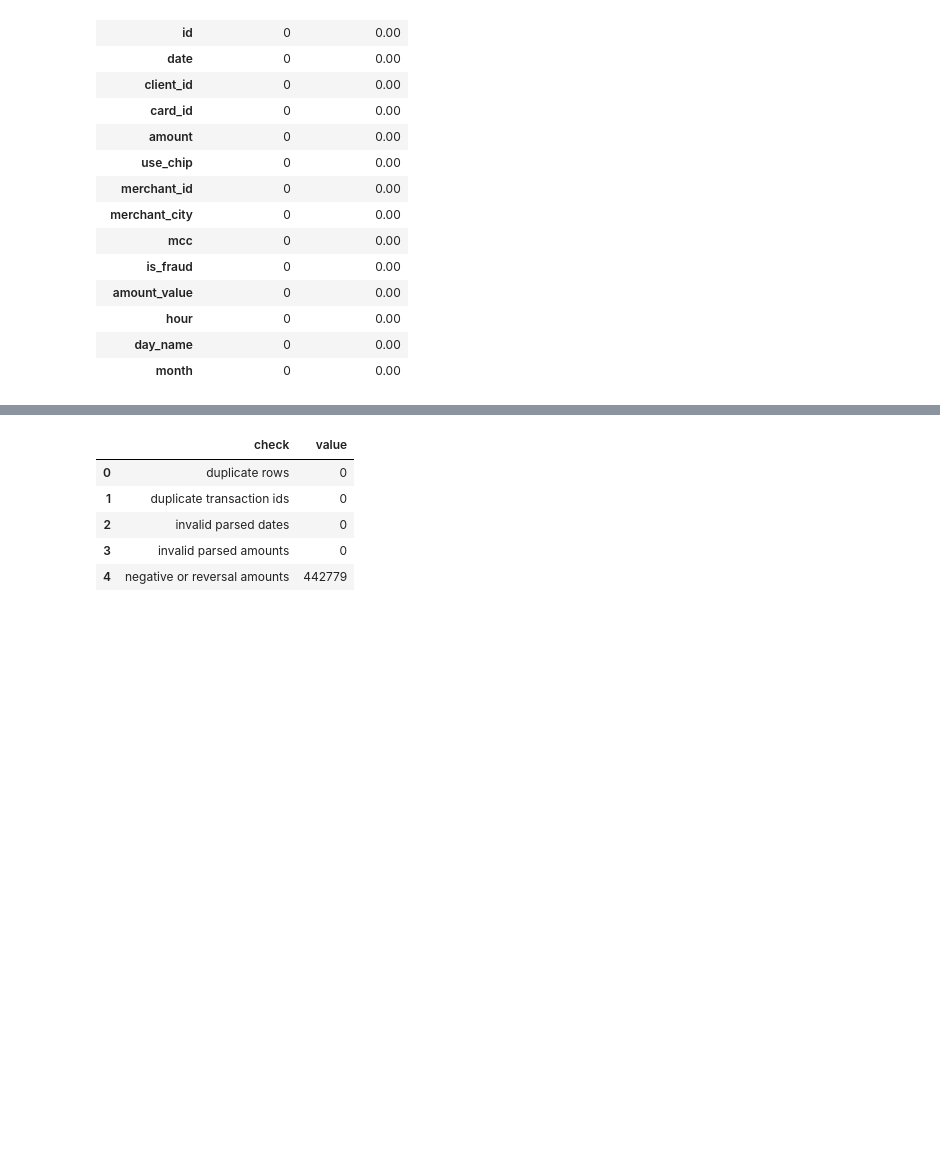
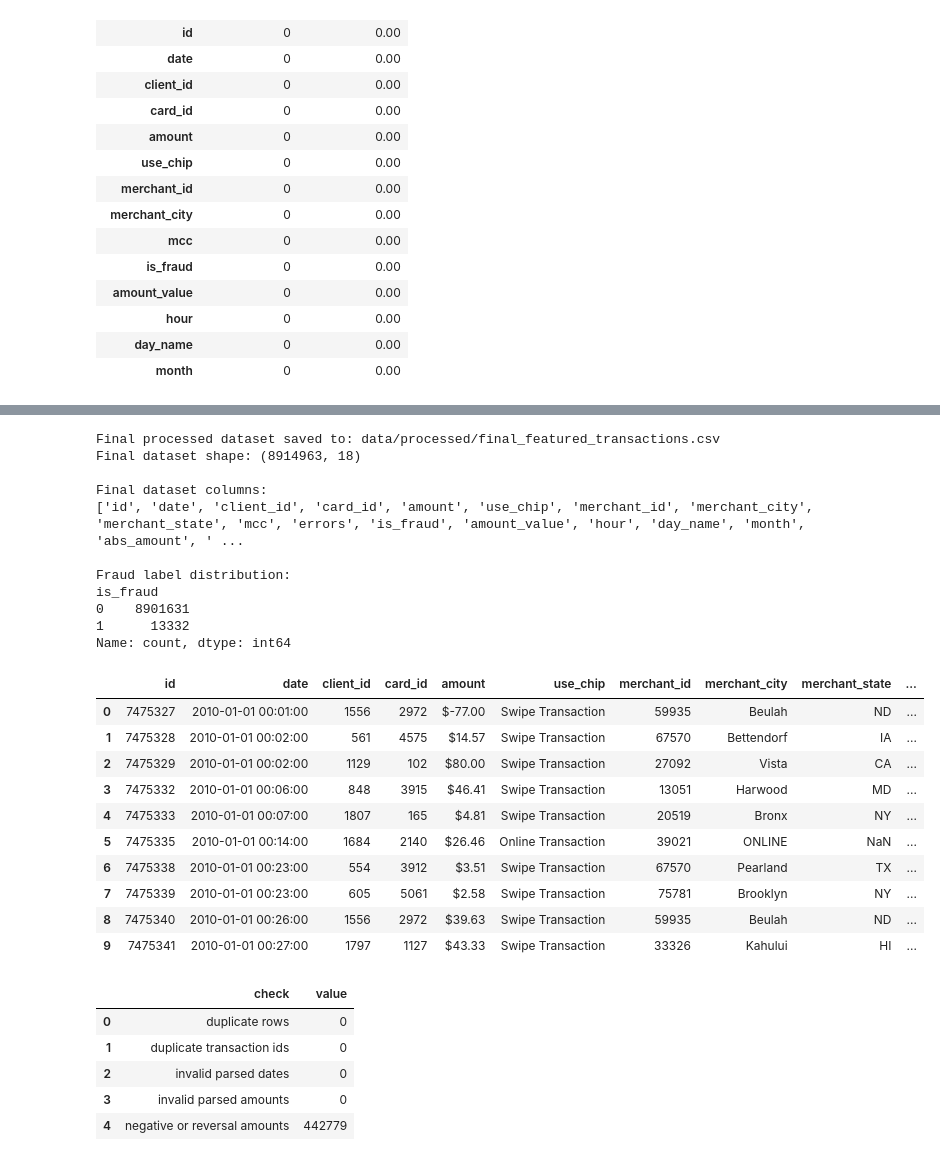
Before and after one commit to chen123893/Big-Data-Project, a Jupyter notebook: notebooks/02_eda.ipynb, the cells around one changed output, grey strips where cells are left out. Cells and saved outputs as stored; diff of their text form; code cells hidden in the pictures; blank space fills up the shorter version.

Commit message:
add feature engineering and final checking

```diff
--- a/notebooks/02_eda.ipynb
+++ b/notebooks/02_eda.ipynb
@@ -149,3 +181,48 @@ missing_summary
+# %%
+# Final Processed Dataset Export and Readiness Check
+
+from pathlib import Path
+
+processed_dir = Path("data/processed")
+processed_dir.mkdir(parents=True, exist_ok=True)
+
+final_file = processed_dir / "final_featured_transactions.csv"
+
+transactions.to_csv(final_file, index=False)
+
+print(f"Final processed dataset saved to: {final_file}")
+print(f"Final dataset shape: {transactions.shape}")
+
+print("\nFinal dataset columns:")
+print(transactions.columns.tolist())
+
+print("\nFraud label distribution:")
+print(transactions["is_fraud"].value_counts())
+
+transactions.head(10)
+# %% [output]
+Final processed dataset saved to: data/processed/final_featured_transactions.csv
+Final dataset shape: (8914963, 18)
+
+Final dataset columns:
+['id', 'date', 'client_id', 'card_id', 'amount', 'use_chip', 'merchant_id', 'merchant_city', 'merchant_state', 'mcc', 'errors', 'is_fraud', 'amount_value', 'hour', 'day_name', 'month', 'abs_amount', ' ...
+
+Fraud label distribution:
+is_fraud
+0    8901631
+1      13332
+Name: count, dtype: int64
+|  | id | date | client_id | card_id | amount | use_chip | merchant_id | merchant_city | merchant_state | ... |
+| 0 | 7475327 | 2010-01-01 00:01:00 | 1556 | 2972 | $-77.00 | Swipe Transaction | 59935 | Beulah | ND | ... |
+| 1 | 7475328 | 2010-01-01 00:02:00 | 561 | 4575 | $14.57 | Swipe Transaction | 67570 | Bettendorf | IA | ... |
+| 2 | 7475329 | 2010-01-01 00:02:00 | 1129 | 102 | $80.00 | Swipe Transaction | 27092 | Vista | CA | ... |
+| 3 | 7475332 | 2010-01-01 00:06:00 | 848 | 3915 | $46.41 | Swipe Transaction | 13051 | Harwood | MD | ... |
+| 4 | 7475333 | 2010-01-01 00:07:00 | 1807 | 165 | $4.81 | Swipe Transaction | 20519 | Bronx | NY | ... |
+| 5 | 7475335 | 2010-01-01 00:14:00 | 1684 | 2140 | $26.46 | Online Transaction | 39021 | ONLINE | NaN | ... |
+| 6 | 7475338 | 2010-01-01 00:23:00 | 554 | 3912 | $3.51 | Swipe Transaction | 67570 | Pearland | TX | ... |
+| 7 | 7475339 | 2010-01-01 00:23:00 | 605 | 5061 | $2.58 | Swipe Transaction | 75781 | Brooklyn | NY | ... |
+| 8 | 7475340 | 2010-01-01 00:26:00 | 1556 | 2972 | $39.63 | Swipe Transaction | 59935 | Beulah | ND | ... |
+| 9 | 7475341 | 2010-01-01 00:27:00 | 1797 | 1127 | $43.33 | Swipe Transaction | 33326 | Kahului | HI | ... |
 # %%
 quality_checks = pd.DataFrame(
     {
```
Also changed, not shown: parts of 4 cells of this notebook.
